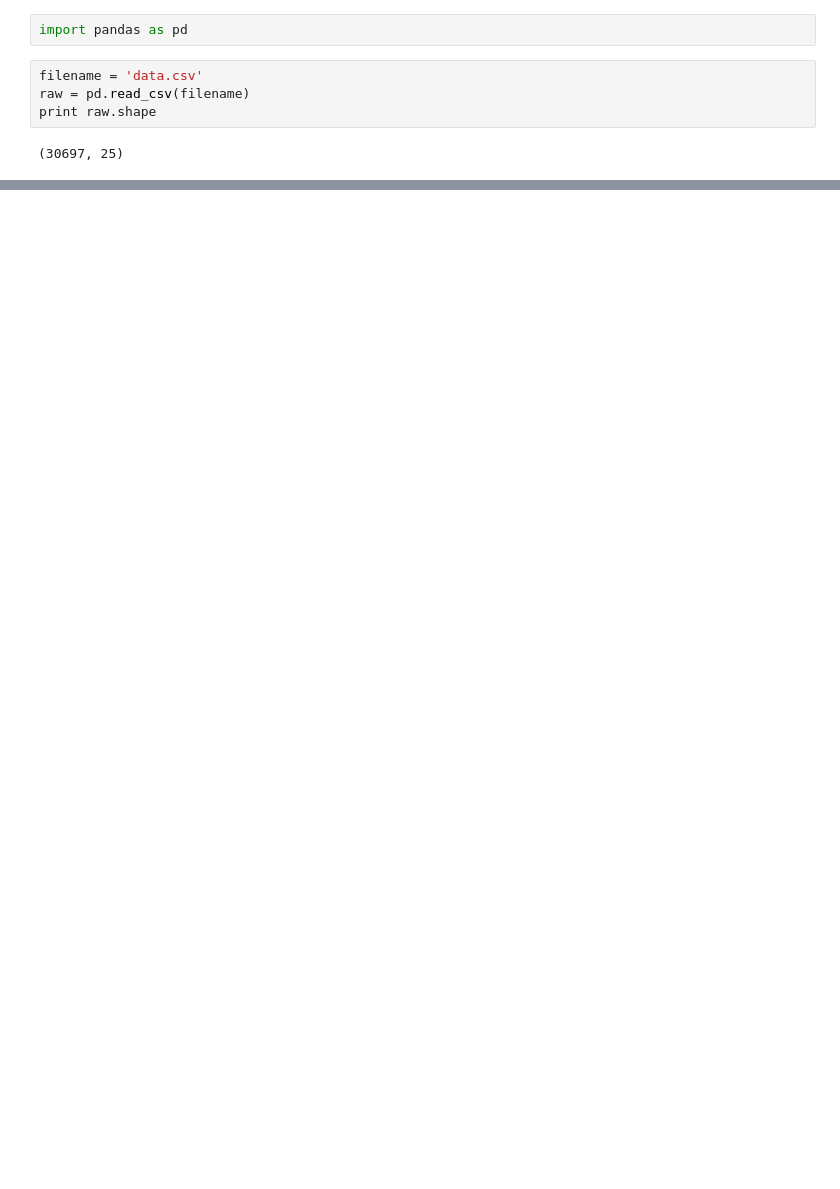
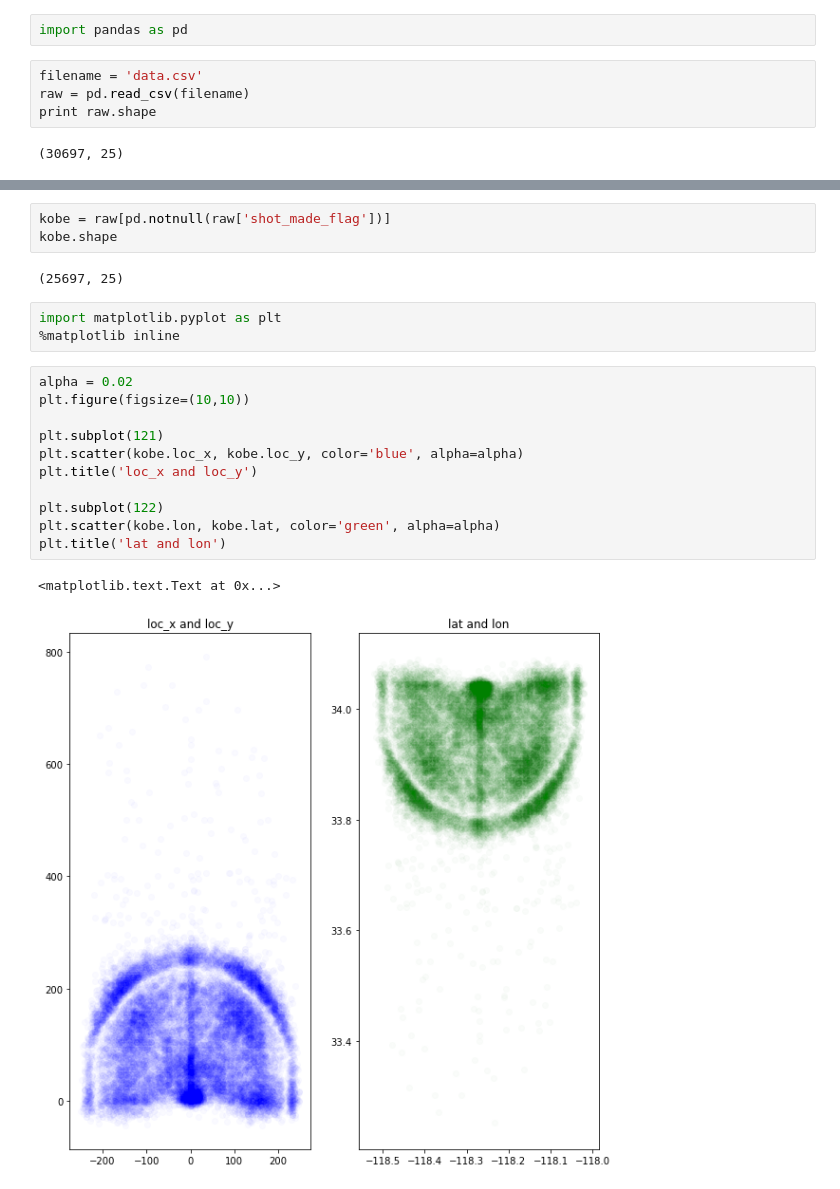
Before and after one commit to yan18/Learning-More, a Jupyter notebook: ml_1.ipynb, the cells around one changed output, grey strips where cells are left out. Saved outputs shown, nothing was run; the diff lists cells and outputs as text; blank space fills up the shorter version.

```diff
--- a/ml_1.ipynb
+++ b/ml_1.ipynb
@@ -18,0 +34,22 @@ raw.head()
+# %%
+kobe = raw[pd.notnull(raw['shot_made_flag'])]
+kobe.shape
+# %% [output]
+(25697, 25)
+# %%
+import matplotlib.pyplot as plt
+%matplotlib inline
+# %%
+alpha = 0.02
+plt.figure(figsize=(10,10))
+
+plt.subplot(121)
+plt.scatter(kobe.loc_x, kobe.loc_y, color='blue', alpha=alpha)
+plt.title('loc_x and loc_y')
+
+plt.subplot(122)
+plt.scatter(kobe.lon, kobe.lat, color='green', alpha=alpha)
+plt.title('lat and lon')
+# %% [output]
+<matplotlib.text.Text at 0x...>
+[figure, added]
```
Also changed, not shown: parts of 2 cells of this notebook.
